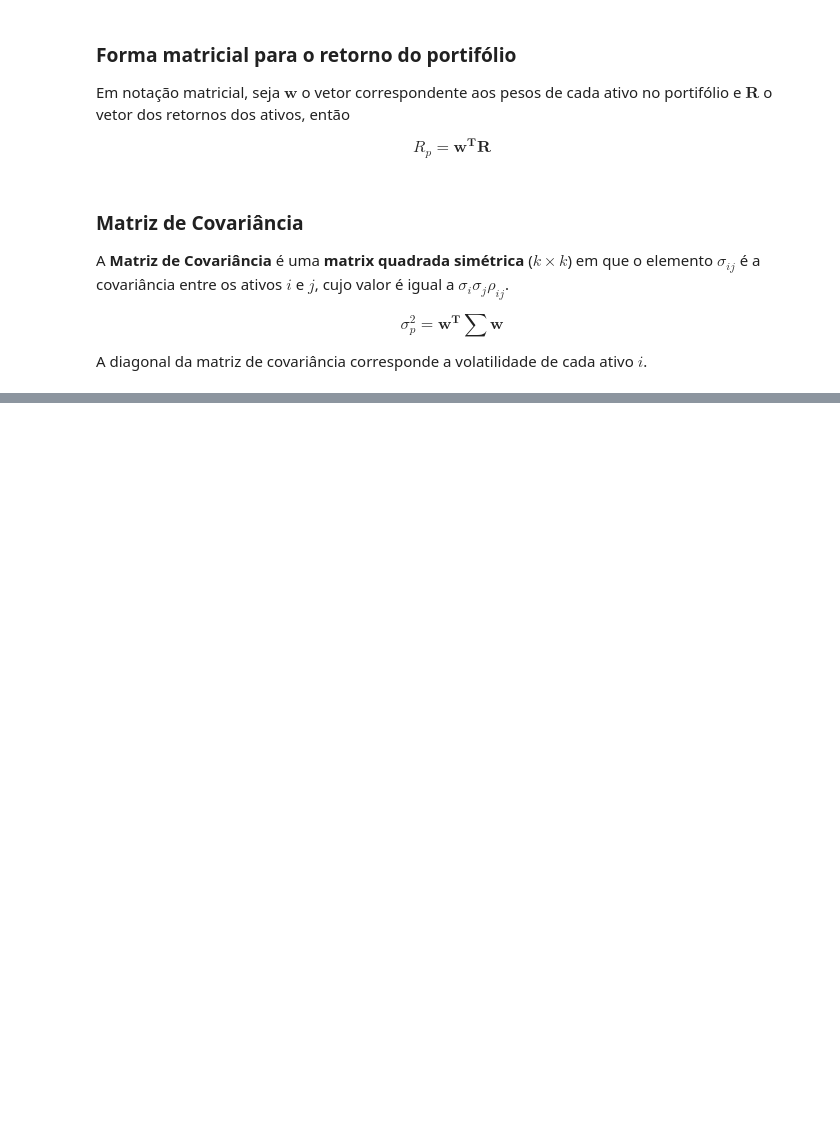
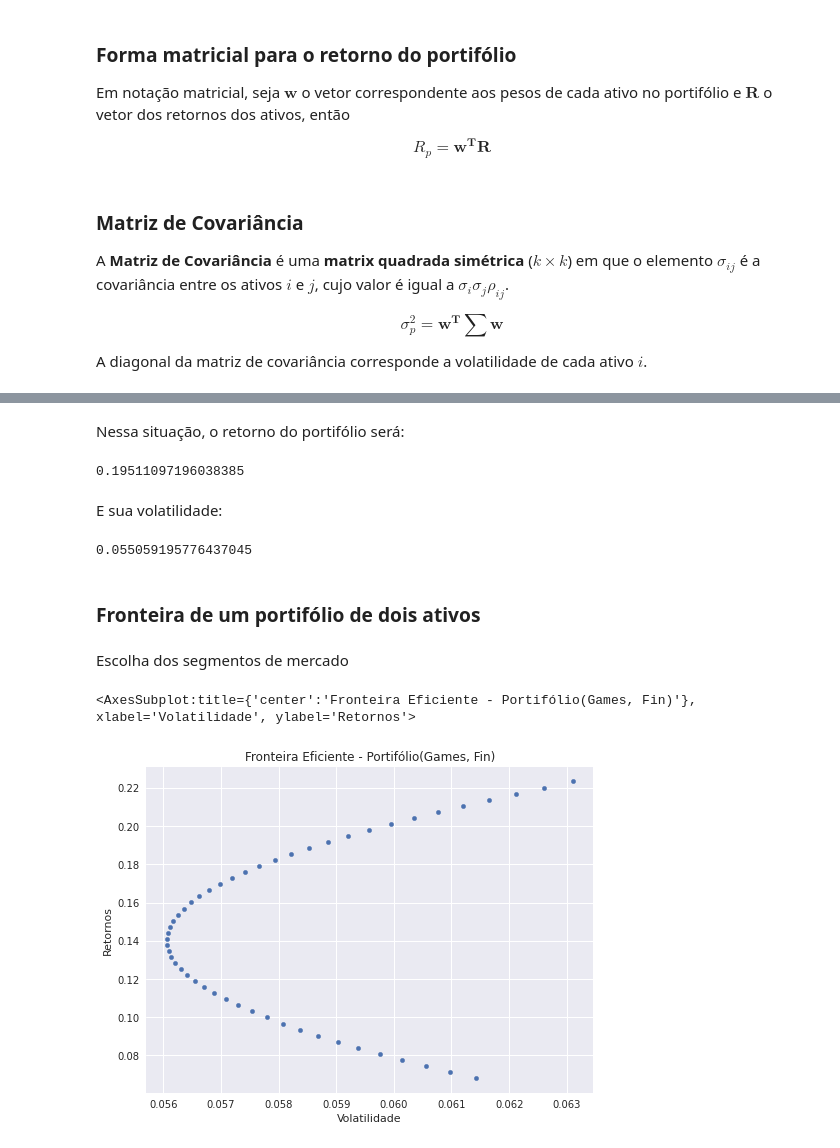
Before and after one commit to igoandrade/portfolio-construction-python, a Jupyter notebook: intro-course/week-2/optimization-and-efficient-frontier.ipynb, the cells around one changed output, grey strips where cells are left out. Drawn from its saved outputs; the diff is of its cells as text; code cells hidden in the pictures; blank space fills up the shorter version.

Commit message:
Introdução à otimização e à Fronteira Eficiente

```diff
--- a/intro-course/week-2/optimization-and-efficient-frontier.ipynb
+++ b/intro-course/week-2/optimization-and-efficient-frontier.ipynb
@@ -241,0 +243,14 @@ $$\mathbf{w > 0}$$
+# %%
+%load_ext autoreload
+%autoreload
+%matplotlib inline
+
+import pandas as pd
+import numpy as np
+import matplotlib.pyplot as plt
+import risk_toolkit as rt
+plt.style.use('seaborn')
+
+ind = rt.get_ind_returns()
+er = rt.annualize_rets(ind['1996':'2000'], 12)
+cov = ind['1996':'2000'].cov()
@@ -241,0 +304,41 @@ $$\mathbf{w > 0}$$
+# %% [markdown]
+Nessa situação, o retorno do portifólio será:
+# %%
+weights = np.repeat(1/4, 4)
+rt.portfolio_return(weights, er[l])
+# %% [output]
+0.19511097196038385
+# %% [markdown]
+E sua volatilidade:
+# %%
+rt.portfolio_vol(weights, cov.loc[l,l])
+# %% [output]
+0.055059195776437045
+# %% [markdown]
+### Fronteira de um portifólio de dois ativos
+# %% [markdown]
+Escolha dos segmentos de mercado
+# %%
+assets = ['Games', 'Fin']
+# %%
+n_points = 50
+weights = [np.array([w, 1 - w]) for w in np.linspace(0,1,n_points)]
+# %%
+rets = [rt.portfolio_return(w, er[assets]) for w in weights]
+vols = [rt.portfolio_vol(w, cov.loc[assets, assets]) for w in weights]
+
+ef = pd.DataFrame({
+    "R": rets, "Vol":vols
+})
+# %%
+ef.plot.scatter(
+    x="Vol",
+    y="R",
+    title="Fronteira Eficiente - Portifólio(Games, Fin)",
+    xlabel='Volatilidade',
+    ylabel='Retornos',
+    figsize=(8,6)
+)
+# %% [output]
+<AxesSubplot:title={'center':'Fronteira Eficiente - Portifólio(Games, Fin)'}, xlabel='Volatilidade', ylabel='Retornos'>
+[figure, added]
```
Also changed, not shown: parts of 25 cells of this notebook, 1 other file.
